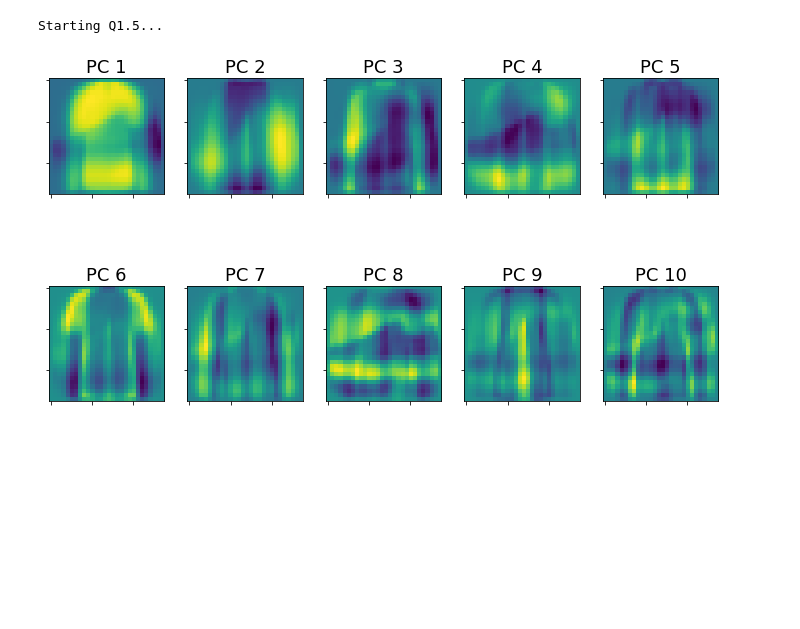
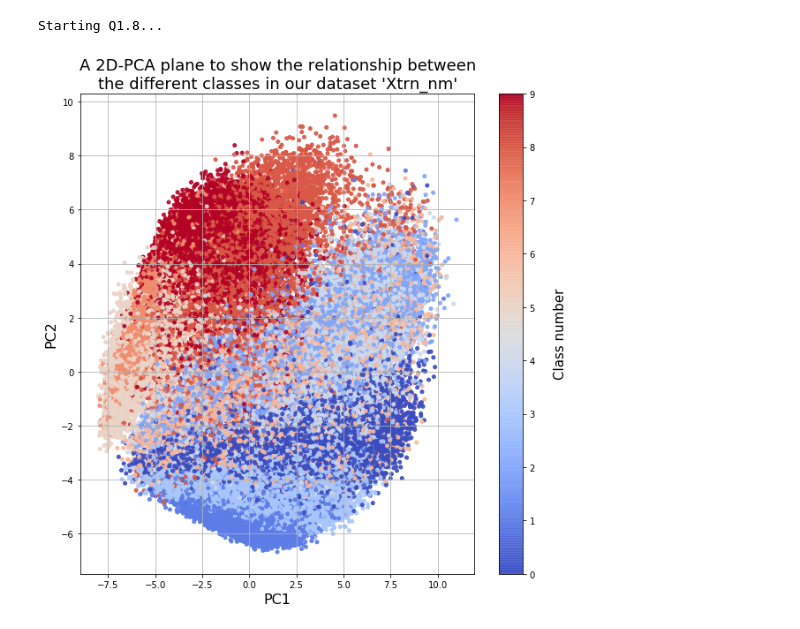
Before and after one commit to hwixley/IAML-cwk2, a Jupyter notebook: INFR10069-2020-CW2/templates/iaml01cw2_q1.ipynb, the cells around one changed output. Drawn from its saved outputs; the diff is of its cells as text; code cells hidden in the pictures; blank space fills up the shorter version.

```diff
--- a/INFR10069-2020-CW2/templates/iaml01cw2_q1.ipynb
+++ b/INFR10069-2020-CW2/templates/iaml01cw2_q1.ipynb
@@ -374,7 +374,7 @@ def iaml01cw2_q1_8():
     y = newXtrn[:,1]
 
     #Plot scatter
-    sc = plt.scatter(x,y,s=15,c=Ytrn,cmap="coolwarm",alpha =0.7)
+    sc = plt.scatter(x,y,s=16,c=Ytrn,cmap="coolwarm",alpha =0.9)
 
     #Implement a colorbar
     cbar = plt.colorbar(sc)
@@ -388,8 +388,8 @@ def iaml01cw2_q1_8():
 
 #
 # iaml01cw2_q1_8()   # comment this out when you run the function
-# %%
-iaml01cw2_q1_5()
-# %% [output]
-Starting Q1.5...
-[figure, removed]
+# %%
+iaml01cw2_q1_8()
+# %% [output]
+Starting Q1.8...
+[figure, added]
```
Also changed, not shown: 4 other files.
